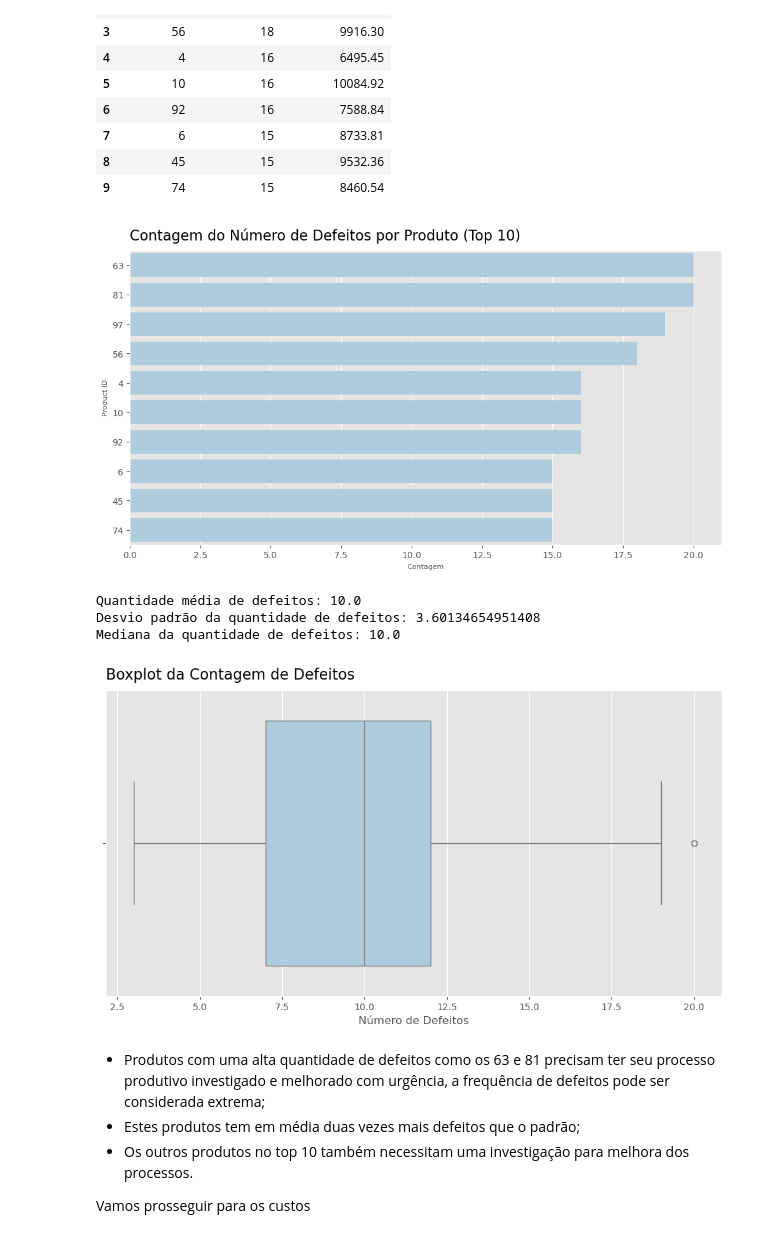
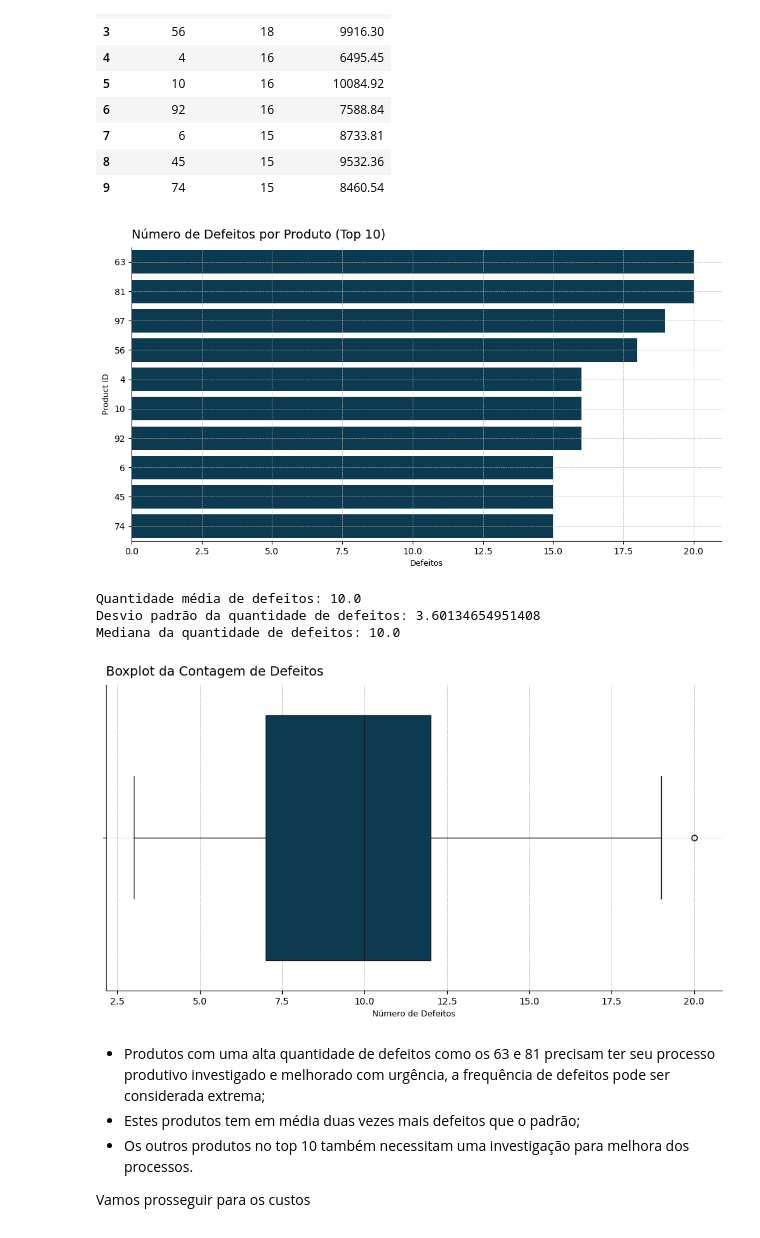
Before and after one commit to datalopes1/manufacturing_defects, a Jupyter notebook: notebooks/eda.ipynb, the cells around one changed output. Drawn from its saved outputs; the diff is of its cells as text; code cells hidden in the pictures.

```diff
--- a/notebooks/eda.ipynb
+++ b/notebooks/eda.ipynb
@@ -36,8 +36,10 @@ import seaborn as sns
 
 # Configurações do notebook
 import warnings
+import warnings
 warnings.filterwarnings('ignore')
-plt.style.use('ggplot')
-sns.set_palette('Paired')
-pd.set_option('display.max_rows', 20)
-pd.set_option('display.max_columns', 40)
+plt.style.use('fast')
+blue_palette = ['#003f5c', '#665191', '#a05195', '#d45087', '#f95d6a', '#ff7c43', '#ffa600']
+sns.set_palette(blue_palette)
+pd.set_option('display.max_rows', 30)
+pd.set_option('display.max_columns', None)
@@ -194,13 +219,16 @@ viz
 # %%
 fig, ax = plt.subplots(figsize = (12, 6))
 
-sns.barplot(viz, x = 'defect_count', y = 'product_id', orient = 'h', ax = ax, order = viz['product_id'])
-ax.set_title("Contagem do Número de Defeitos por Produto (Top 10)", loc = 'left', fontsize = 16, pad = 12)
-ax.set_xlabel("Contagem", fontsize = 8)
-ax.set_ylabel("Product ID", fontsize = 8)
+sns.barplot(viz, x = 'defect_count', y = 'product_id', orient = 'h', order = viz['product_id'])
+ax.set_title("Número de Defeitos por Produto (Top 10)", loc = 'left', fontsize = 14, pad = 10)
+ax.set_xlabel("Defeitos", fontsize = 9)
+ax.set_ylabel("Product ID", fontsize = 9)
+ax.grid(True, linestyle = '--', linewidth = 0.5)
+ax.spines['top'].set_visible(False)
+ax.spines['right'].set_visible(False)
 plt.show()
 # %% [output]
-[figure, old version]
+[figure, new version]
 # %%
 print(f"Quantidade média de defeitos: {product_id['defect_count'].mean()}")
 print(f"Desvio padrão da quantidade de defeitos: {product_id['defect_count'].std()}")
@@ -213,11 +241,14 @@ Mediana da quantidade de defeitos: 10.0
 fig, ax = plt.subplots(figsize = (12, 6))
 
 sns.boxplot(x = product_id['defect_count'], orient = 'h')
-ax.set_title("Boxplot da Contagem de Defeitos", loc = 'left', fontsize = 16, pad = 12)
-ax.set_xlabel("Número de Defeitos")
+ax.set_title("Boxplot da Contagem de Defeitos", loc = 'left', fontsize = 14, pad = 10)
+ax.set_xlabel("Número de Defeitos", fontsize = 9)
+ax.grid(True, linestyle = '--', linewidth = 0.5)
+ax.spines['top'].set_visible(False)
+ax.spines['right'].set_visible(False)
 plt.show()
 # %% [output]
-[figure, old version]
+[figure, new version]
 # %% [markdown]
 - Produtos com uma alta quantidade de defeitos como os 63 e 81 precisam ter seu processo produtivo investigado e melhorado com urgência, a frequência de defeitos pode ser considerada extrema;
 - Estes produtos tem em média duas vezes mais defeitos que o padrão;
```
Also changed, not shown: parts of 11 cells of this notebook, 1 other file.
